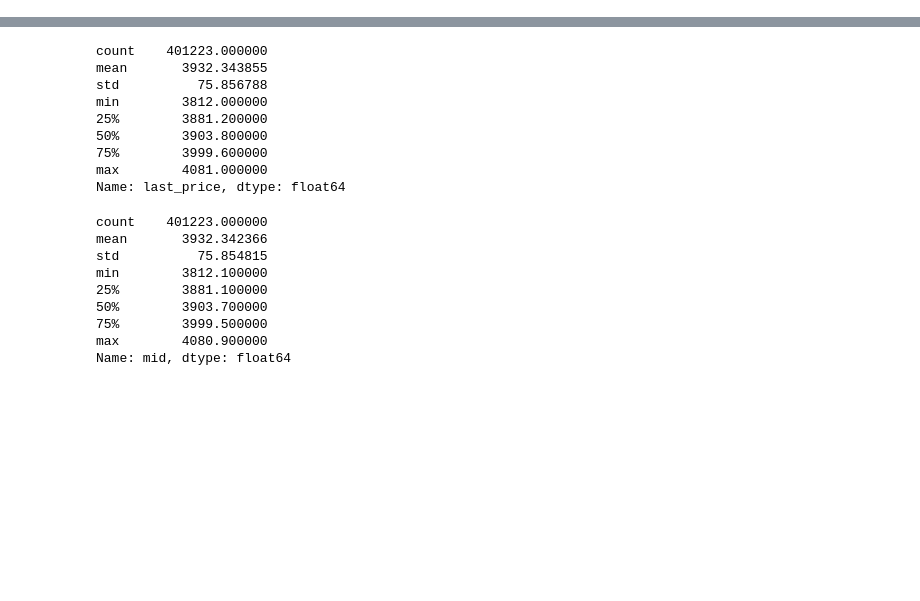
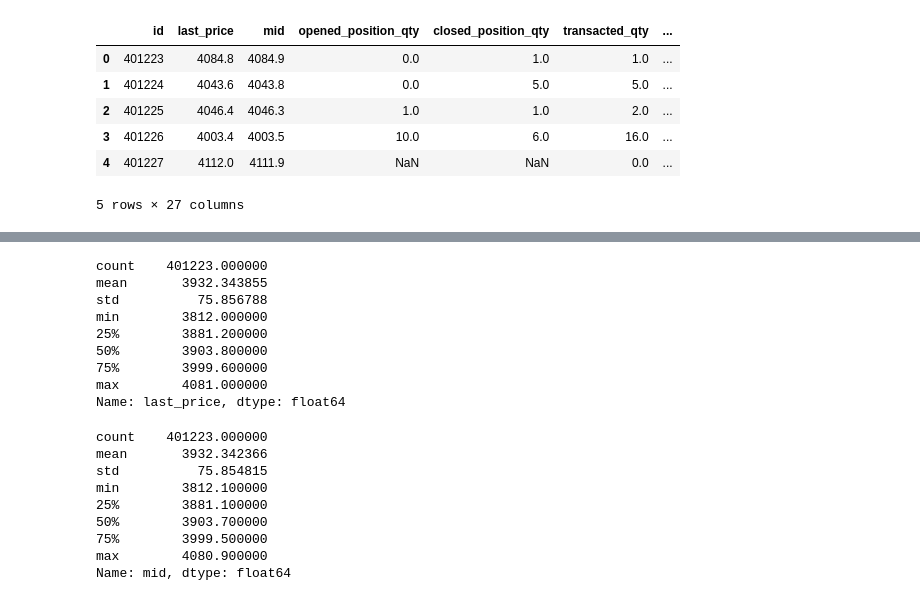
Before and after one commit to betzcats/cs155project1, a Jupyter notebook: picka_katerina.ipynb, the cells around one changed output, grey strips where cells are left out. Drawn from its saved outputs; the diff is of its cells as text; code cells hidden in the pictures; blank space fills up the shorter version.

```diff
--- a/picka_katerina.ipynb
+++ b/picka_katerina.ipynb
@@ -5,0 +6,2 @@ dt = pd.read_csv('data/train.csv')
+# %%
+tst = pd.read_csv('data/test.csv')
@@ -5,0 +28,10 @@ dt = pd.read_csv('data/train.csv')
+# %%
+tst.head()
+# %% [output]
+|  | id | last_price | mid | opened_position_qty | closed_position_qty | transacted_qty | ... |
+| 0 | 401223 | 4084.8 | 4084.9 | 0.0 | 1.0 | 1.0 | ... |
+| 1 | 401224 | 4043.6 | 4043.8 | 0.0 | 5.0 | 5.0 | ... |
+| 2 | 401225 | 4046.4 | 4046.3 | 1.0 | 1.0 | 2.0 | ... |
+| 3 | 401226 | 4003.4 | 4003.5 | 10.0 | 6.0 | 16.0 | ... |
+| 4 | 401227 | 4112.0 | 4111.9 | NaN | NaN | 0.0 | ... |
+5 rows × 27 columns
```
Also changed, not shown: parts of 32 cells of this notebook, 2 other files.
